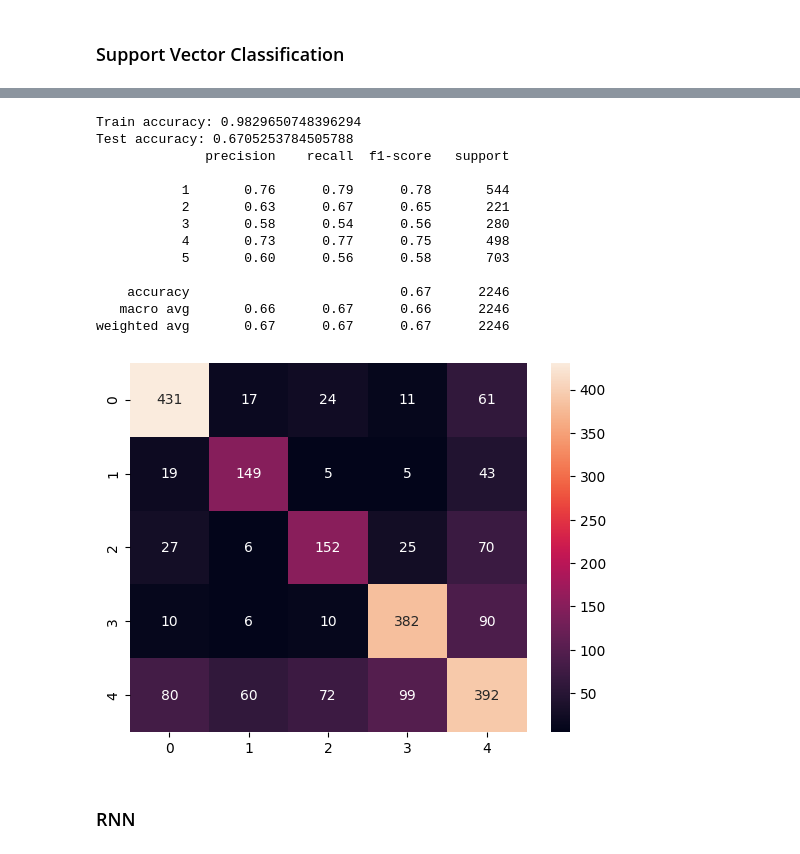
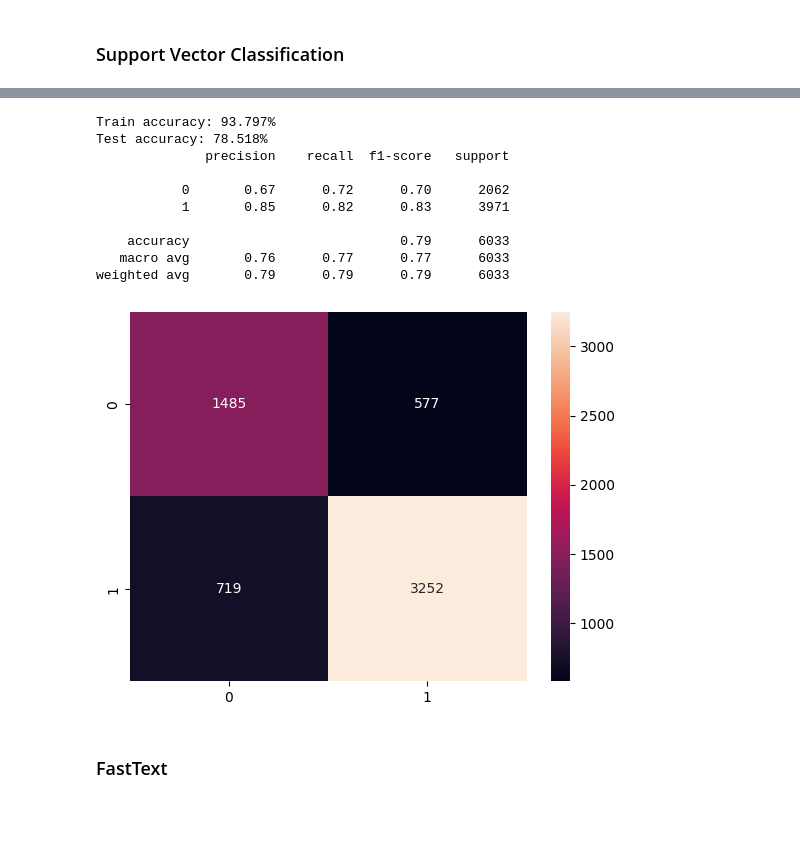
Before and after one commit to TemariVirus/NLPR-Project, a Jupyter notebook: classification.ipynb, the cells around one changed output, grey strips where cells are left out. Cells and saved outputs as stored; diff of their text form; code cells hidden in the pictures; blank space fills up the shorter version.

```diff
--- a/classification.ipynb
+++ b/classification.ipynb
@@ -99,29 +39,26 @@ from seaborn import heatmap
 from sklearn.metrics import classification_report, confusion_matrix
 from sklearn.model_selection import train_test_split, GridSearchCV
 # %%
-df = pd.read_csv("data/clean.dat", sep="\t")
-
-nltk.download("stopwords")
-stop_words = stopwords.words("english")
+df = pd.read_csv("data/clean.csv")
 
 
-def show_eval(model, X_train, X_test, y_train, y_test):
-    print("Train accuracy:", model.score(X_train, y_train))
-    print("Test accuracy:", model.score(X_test, y_test))
+def show_eval(model, X_train, X_val, y_train, y_val):
+    print(f"Train accuracy: {model.score(X_train, y_train) * 100:.3f}%")
+    print(f"Test accuracy: {model.score(X_val, y_val) * 100:.3f}%")
 
-    y_pred = model.predict(X_test)
-    print(classification_report(y_test, y_pred))
-    heatmap(confusion_matrix(y_test, y_pred), annot=True, fmt="d")
+    y_pred = model.predict(X_val)
+    print(classification_report(y_val, y_pred))
+    heatmap(confusion_matrix(y_val, y_pred), annot=True, fmt="d")
     plt.show()
 
 
 def transform_oversample(encoder, X, y, test_size=0.2):
-    X_train, X_test, y_train, y_test = train_test_split(X, y, test_size=test_size)
+    X_train, X_val, y_train, y_val = train_test_split(X, y, test_size=test_size)
 
     X_train = encoder.fit_transform(X_train)
-    X_test = encoder.transform(X_test)
+    X_val = encoder.transform(X_val)
 
-    smote = SMOTETomek(n_jobs=-1)
+    smote = SMOTE()
     X_train, y_train = smote.fit_resample(X_train, y_train)
 
-    return X_train, X_test, y_train, y_test
+    return X_train, X_val, y_train, y_val
@@ -223,9 +159,8 @@ from sklearn.feature_extraction.text import TfidfVectorizer
 # TF-IDF
 tfv = TfidfVectorizer(
     strip_accents="unicode",
-    stop_words=stop_words,
-    ngram_range=(1, 3),
-    sublinear_tf=True,
+    stop_words="english",
+    ngram_range=(1, 2),
     max_features=10000,
 )
-X_train, X_test, y_train, y_test = transform_oversample(tfv, df["text"], df["label"])
+X_train, X_val, y_train, y_val = transform_oversample(tfv, df["text"], df["label"])
@@ -232,28 +179,27 @@ X_train, X_test, y_train, y_test = transform_oversample(tfv, df["text"], df["lab
 # %%
 from sklearn.svm import LinearSVC
 
+# Linear SVC model
 linearSVC = GridSearchCV(
     LinearSVC(),
-    param_grid={"C": np.logspace(-3, 3, 7)},
-    n_jobs=-1,
+    param_grid={"loss": ["squared_hinge", "hinge"], "C": np.logspace(-3, 3, 7)},
+    n_jobs=8,
+    cv=3,
 )
 linearSVC.fit(X_train, y_train)
 
-show_eval(linearSVC, X_train, X_test, y_train, y_test)
+show_eval(linearSVC, X_train, X_val, y_train, y_val)
 # %% [output]
-Train accuracy: 0.9829650748396294
-Test accuracy: 0.6705253784505788
+Train accuracy: 93.797%
+Test accuracy: 78.518%
               precision    recall  f1-score   support
 
-           1       0.76      0.79      0.78       544
-           2       0.63      0.67      0.65       221
-           3       0.58      0.54      0.56       280
-           4       0.73      0.77      0.75       498
-           5       0.60      0.56      0.58       703
+           0       0.67      0.72      0.70      2062
+           1       0.85      0.82      0.83      3971
 
-    accuracy                           0.67      2246
-   macro avg       0.66      0.67      0.66      2246
-weighted avg       0.67      0.67      0.67      2246
+    accuracy                           0.79      6033
+   macro avg       0.76      0.77      0.77      6033
+weighted avg       0.79      0.79      0.79      6033
-[figure, old version]
+[figure, new version]
 # %% [markdown]
-### RNN
+### FastText
```
Also changed, not shown: parts of 27 cells of this notebook, 2 other files.
